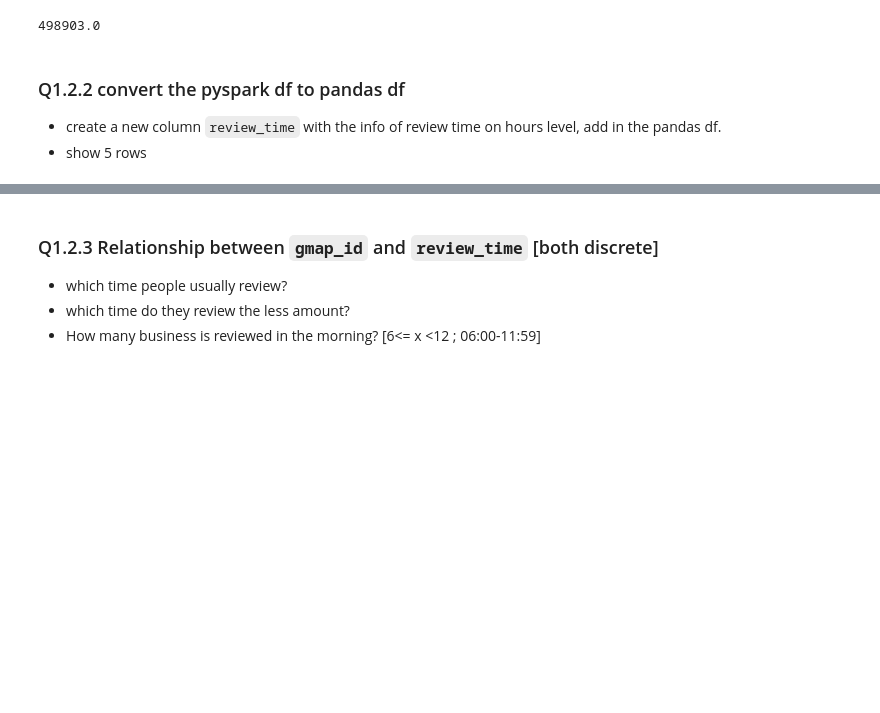
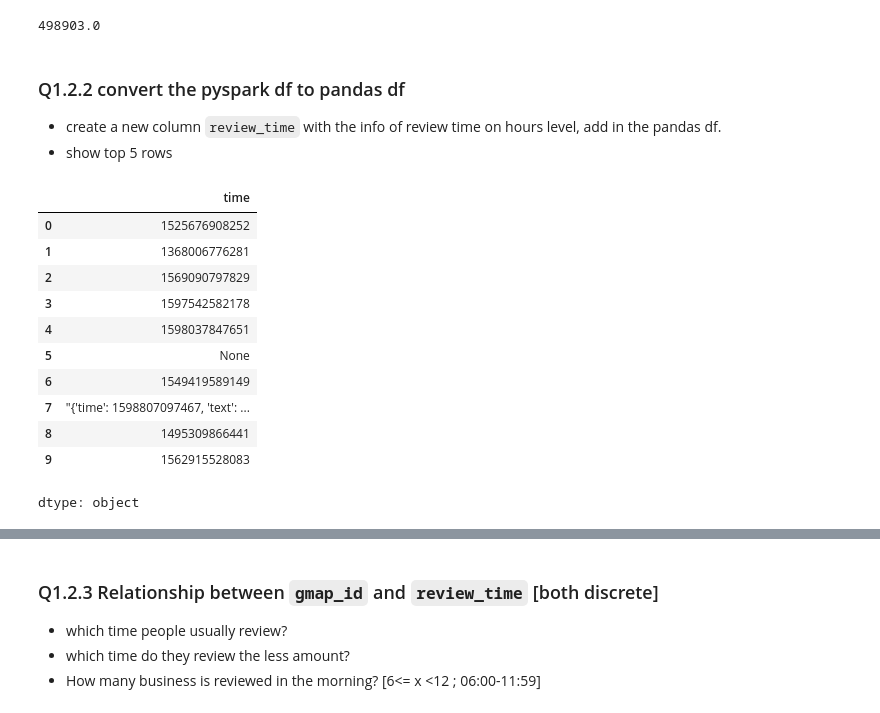
Before and after one commit to Afique1/Business-Review-by-user, a Jupyter notebook: SIT742Task2_Group32.ipynb, the cells around one changed output, grey strips where cells are left out. Saved outputs shown, nothing was run; the diff lists cells and outputs as text; code cells hidden in the pictures; blank space fills up the shorter version.

```diff
--- a/SIT742Task2_Group32.ipynb
+++ b/SIT742Task2_Group32.ipynb
@@ -316,4 +342,4 @@ sdf_cleaned_counts_spark.agg(spark_sum("count")).collect()[0][0]
 # %% [markdown]
 ### Q1.2.2 convert the pyspark df to pandas df
 * create a new column `review_time` with the info of review time on hours level, add in the pandas df.
-* show 5 rows
+* show top 5 rows
@@ -319,0 +348,15 @@ sdf_cleaned_counts_spark.agg(spark_sum("count")).collect()[0][0]
+# %%
+df["time"].head(10)
+# %% [output]
+|  | time |
+| 0 | 1525676908252 |
+| 1 | 1368006776281 |
+| 2 | 1569090797829 |
+| 3 | 1597542582178 |
+| 4 | 1598037847651 |
+| 5 | None |
+| 6 | 1549419589149 |
+| 7 | "{'time': 1598807097467, 'text': ... |
+| 8 | 1495309866441 |
+| 9 | 1562915528083 |
+dtype: object
```
Also changed, not shown: parts of 20 cells of this notebook.
